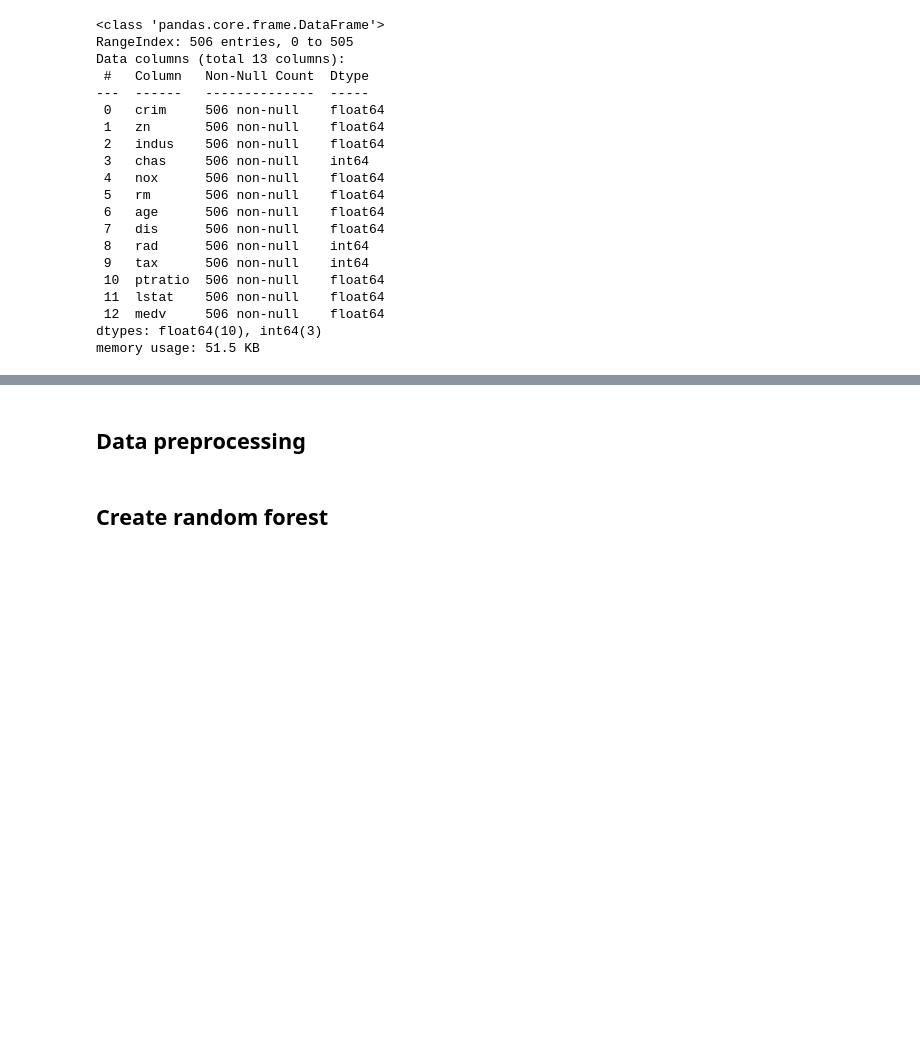
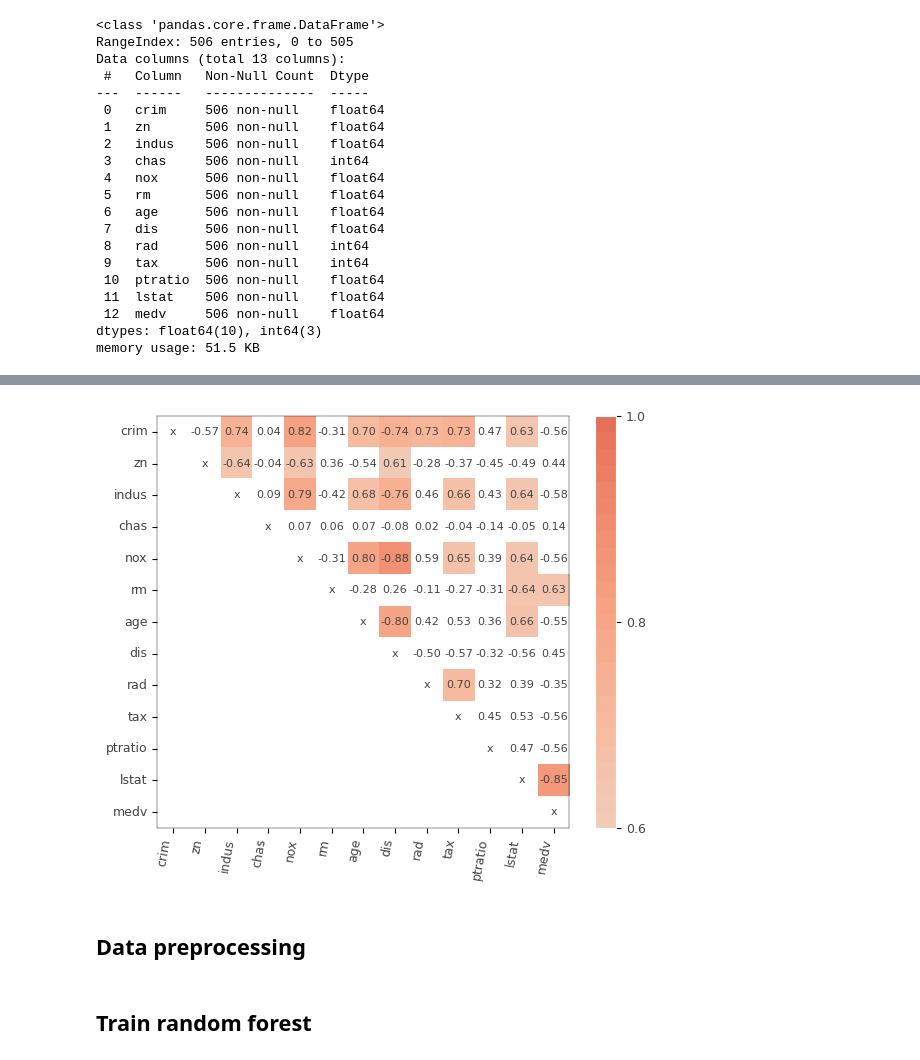
Before and after one commit to lilianabs/customer-acceptance, a Jupyter notebook: boston_example.ipynb, the cells around one changed output, grey strips where cells are left out. Cells and saved outputs as stored; diff of their text form; code cells hidden in the pictures; blank space fills up the shorter version.

```diff
--- a/boston_example.ipynb
+++ b/boston_example.ipynb
@@ -72,3 +77,8 @@ for i,col in enumerate(df_boston.columns):
+# %%
+corr = plot_corr_heatmap(df_boston, figsize=(7,5))
+corr.view()
+# %% [output]
+[figure, added]
 # %% [markdown]
 ## Data preprocessing
 # %%
@@ -79,4 +89,4 @@ X_train, X_val, y_train, y_val = train_test_split(X, y,
                                                     test_size=.20,
                                                     random_state=42)
 # %% [markdown]
-## Create random forest
+## Train random forest
```
Also changed, not shown: parts of 38 cells of this notebook, 1 other file.
